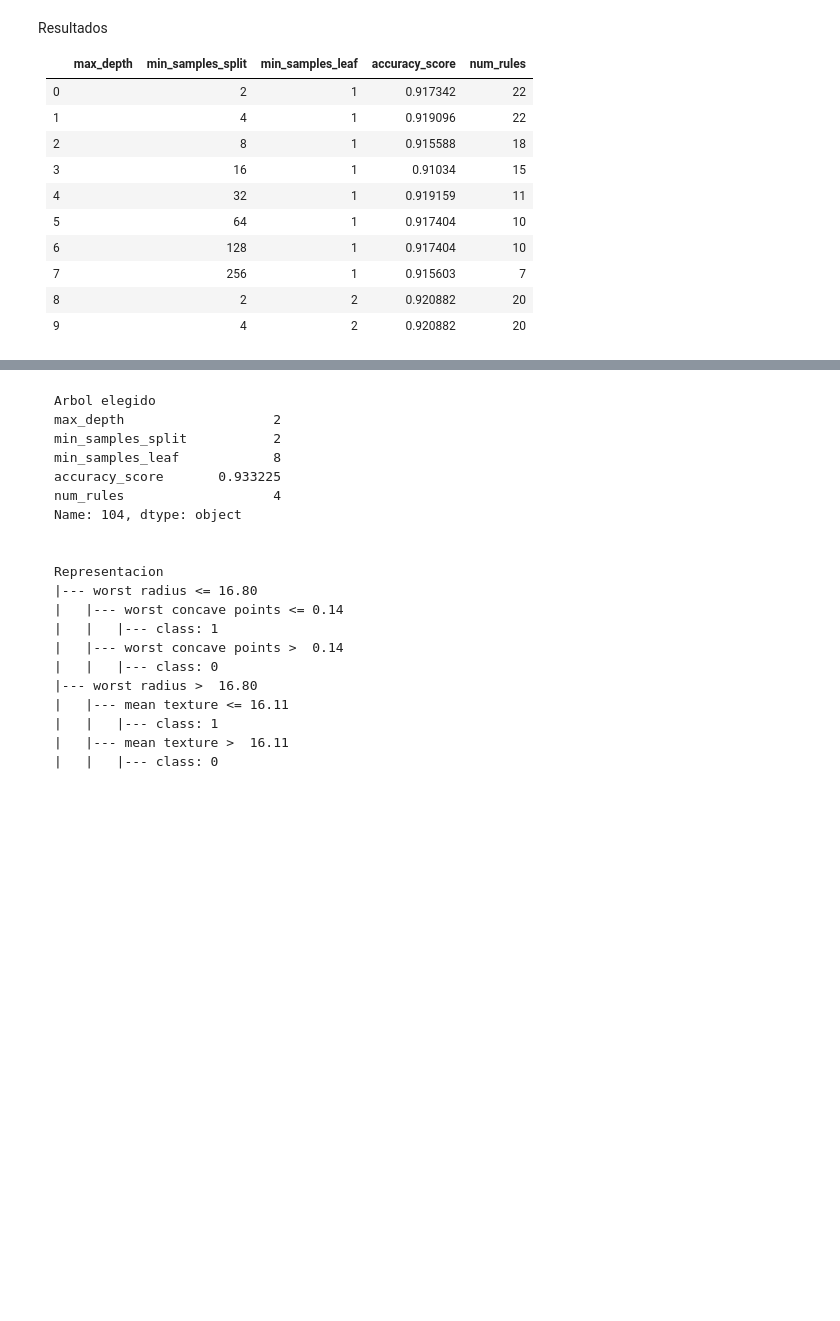
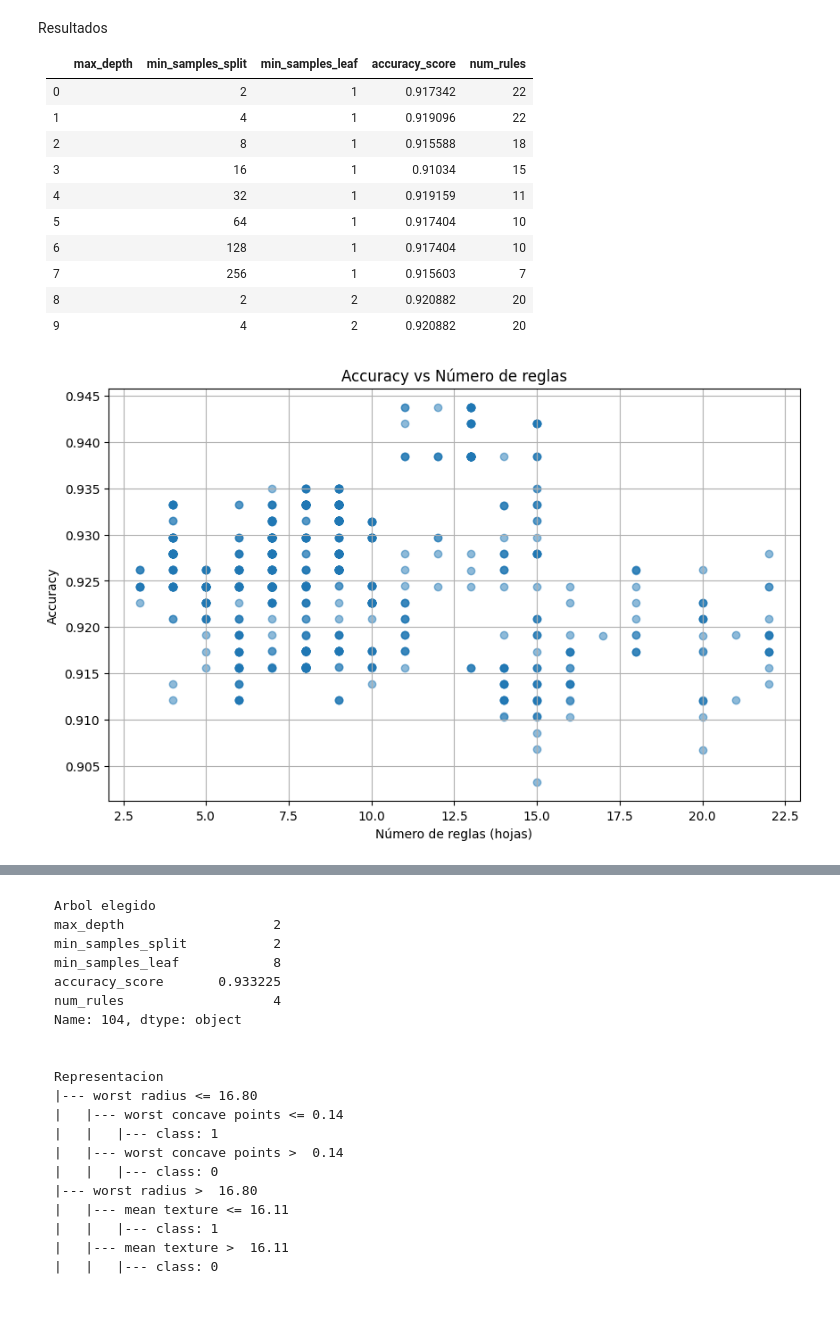
Before and after one commit to VictorDeMarco/Mineria-Datos, a Jupyter notebook: practica_3/2025_Mineria_SK_vis.ipynb, the cells around one changed output, grey strips where cells are left out. Drawn from its saved outputs; the diff is of its cells as text; code cells hidden in the pictures; blank space fills up the shorter version.

```diff
--- a/practica_3/2025_Mineria_SK_vis.ipynb
+++ b/practica_3/2025_Mineria_SK_vis.ipynb
@@ -239,11 +239,13 @@ Resultados
 # %%
 # 7. Dibujar un scatter plot representando accuracy_score vs num_rules
 plt.figure(figsize=(10, 6))
-plt.scatter(results['num_rules'], results['accuracy_score'], alpha=0.5)
+plt.scatter(results_df['num_rules'], results_df['accuracy_score'], alpha=0.5)
 plt.xlabel('Número de reglas (hojas)')
 plt.ylabel('Accuracy')
 plt.title('Accuracy vs Número de reglas')
 plt.grid(True)
 plt.show()
+# %% [output]
+[figure, added]
 # %% [markdown]
 <img style="float:right" width="90%" src="pics/scatter.png">
```
Also changed, not shown: parts of 7 cells of this notebook.
